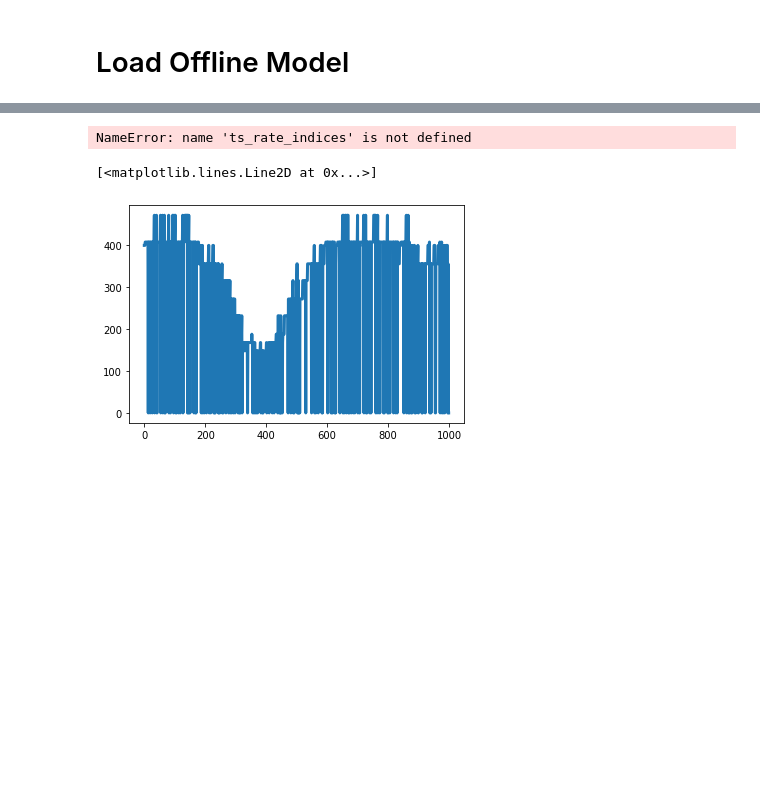
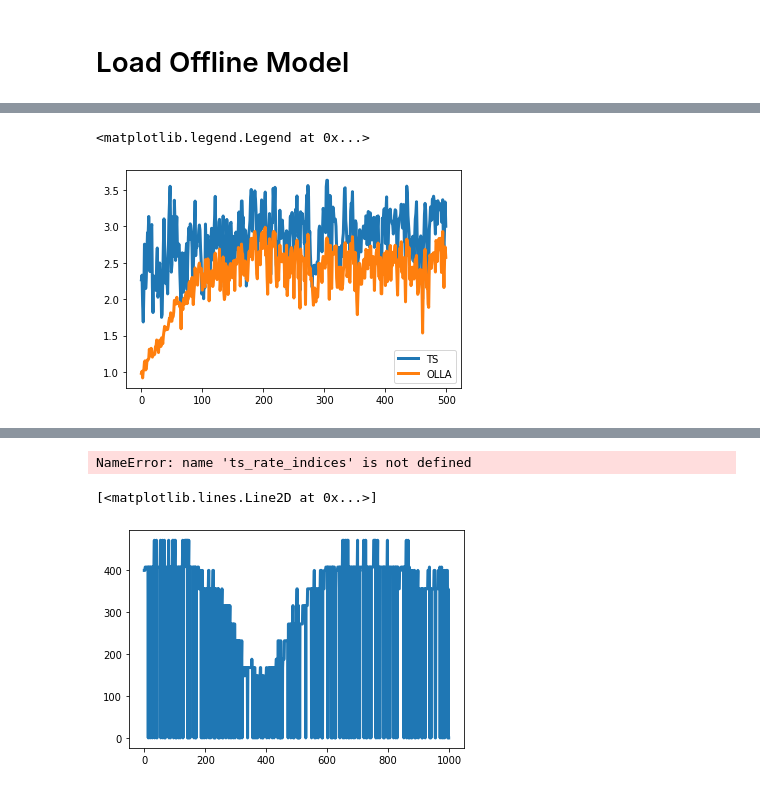
Before and after one commit to vidits-kth/bayesla-link-adaptation, a Jupyter notebook: Con_TS_OLLA.ipynb, the cells around one changed output, grey strips where cells are left out. Saved outputs shown, nothing was run; the diff lists cells and outputs as text; code cells hidden in the pictures; blank space fills up the shorter version.

```diff
--- a/Con_TS_OLLA.ipynb
+++ b/Con_TS_OLLA.ipynb
@@ -154,6 +201,11 @@ for res in results:
 # %%
-plt.semilogy(np.mean(np.array(ts_tput)[:, :], axis=0))
-plt.semilogy(np.mean(np.array(olla_tput)[:, :], axis=0))
+plt.plot(np.mean(np.array(ts_tput)[:, :] / (72 * 15), axis=0))
+plt.plot(np.mean(np.array(olla_tput)[:, :] / (72 * 15), axis=0))
+
+plt.legend(['TS', 'OLLA'])
+# %% [output]
+<matplotlib.legend.Legend at 0x...>
+[figure, added]
 # %%
 plt.plot(1.0 - np.mean(np.array(ts_ack)[:, :], axis=0))
 plt.plot(1.0 - np.mean(np.array(olla_ack)[:, :], axis=0))
```
Also changed, not shown: parts of 11 cells of this notebook, 1 other file.
